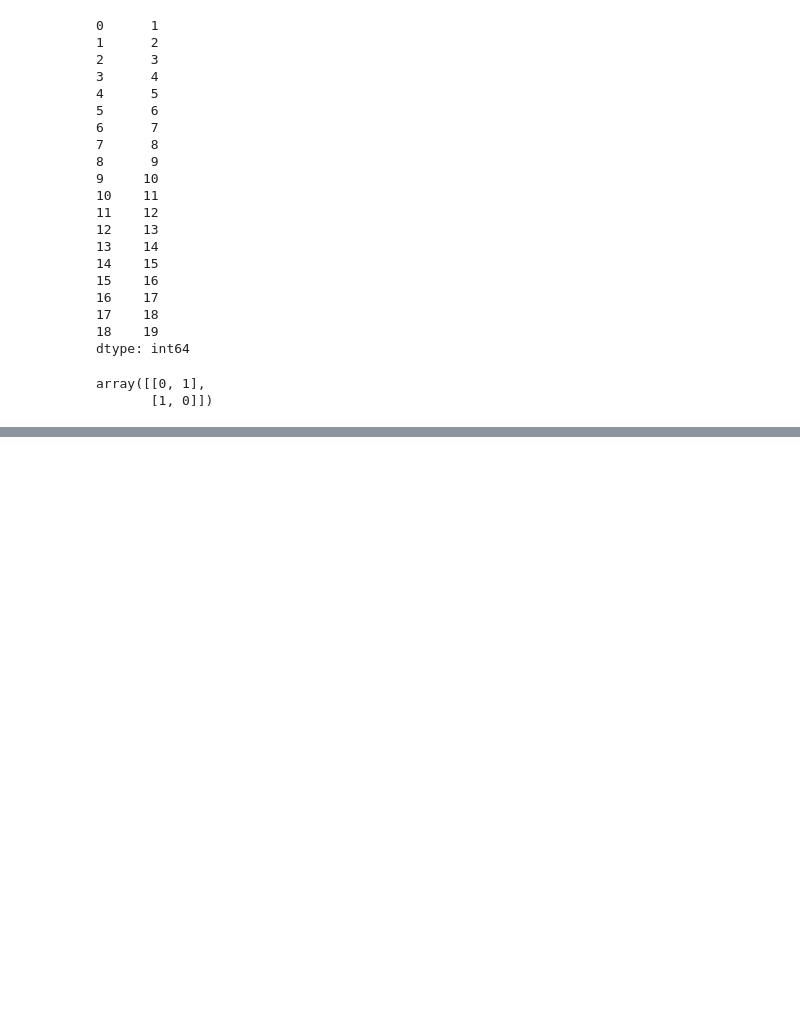
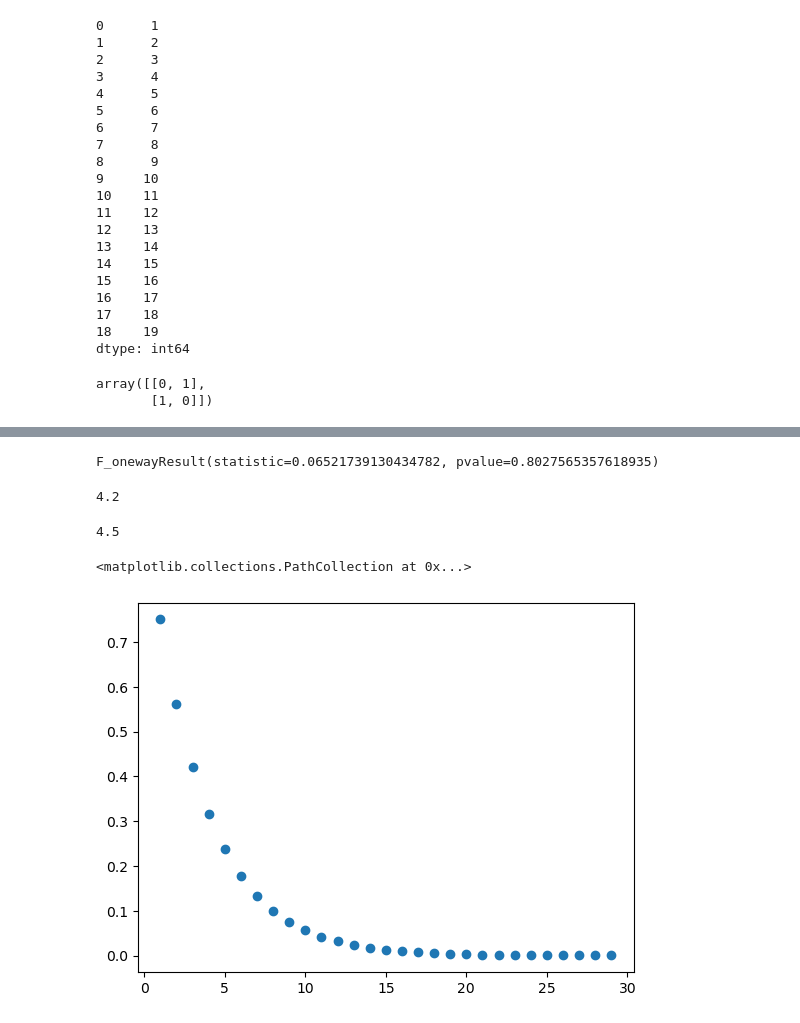
Before and after one commit to panupam/eco613, a Jupyter notebook: lec1.ipynb, the cells around one changed output, grey strips where cells are left out. Drawn from its saved outputs; the diff is of its cells as text; code cells hidden in the pictures; blank space fills up the shorter version.

```diff
--- a/lec1.ipynb
+++ b/lec1.ipynb
@@ -260,0 +298,4 @@ array([[0, 1],
+# %%
+stats.f_oneway(A,[8,7,6,6,5,5,4])
+# %% [output]
+F_onewayResult(statistic=0.06521739130434782, pvalue=0.8027565357618935)
@@ -260,0 +309,17 @@ array([[0, 1],
+# %%
+np.mean(sample)
+# %% [output]
+4.2
+# %%
+15*0.3
+# %% [output]
+4.5
+# %%
+import matplotlib.pyplot as plt
+import numpy as np
+x=np.arange(1,30)
+b=0.75
+plt.scatter(x,b**x)
+# %% [output]
+<matplotlib.collections.PathCollection at 0x...>
+[figure, added]
```
Also changed, not shown: parts of 4 cells of this notebook, 9 other files.
